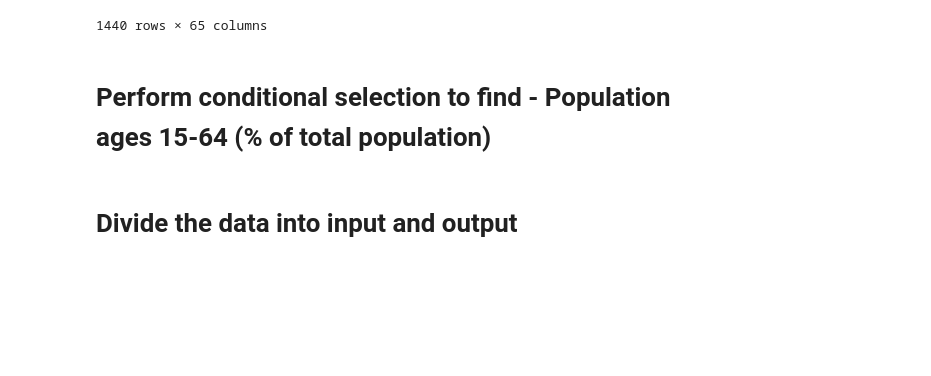
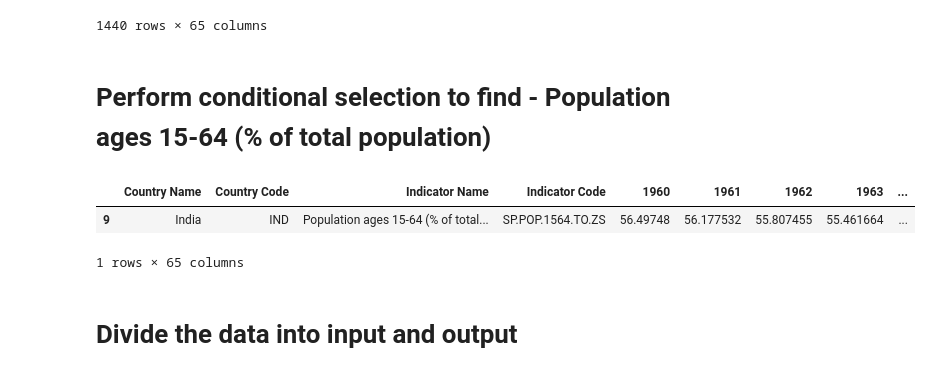
Before and after one commit to NeelHGohel/SEM-6, a Jupyter notebook: Machine Learning & Deep Learning/Lab 05/Lab 05.ipynb, the cells around one changed output. Cells and saved outputs as stored; diff of their text form; code cells hidden in the pictures; blank space fills up the shorter version.

```diff
--- a/Machine Learning & Deep Learning/Lab 05/Lab 05.ipynb
+++ b/Machine Learning & Deep Learning/Lab 05/Lab 05.ipynb
@@ -33,5 +39,12 @@ df
 1440 rows × 65 columns
 # %% [markdown]
 # Perform conditional selection to find - Population ages 15-64 (% of total population)
+# %%
+data = df[df['Indicator Name'] == 'Population ages 15-64 (% of total population)']
+data
+# %% [output]
+|  | Country Name | Country Code | Indicator Name | Indicator Code | 1960 | 1961 | 1962 | 1963 | ... |
+| 9 | India | IND | Population ages 15-64 (% of total... | SP.POP.1564.TO.ZS | 56.49748 | 56.177532 | 55.807455 | 55.461664 | ... |
+1 rows × 65 columns
 # %% [markdown]
 # Divide the data into input and output
```
Also changed, not shown: parts of 28 cells of this notebook, 3 other files.
